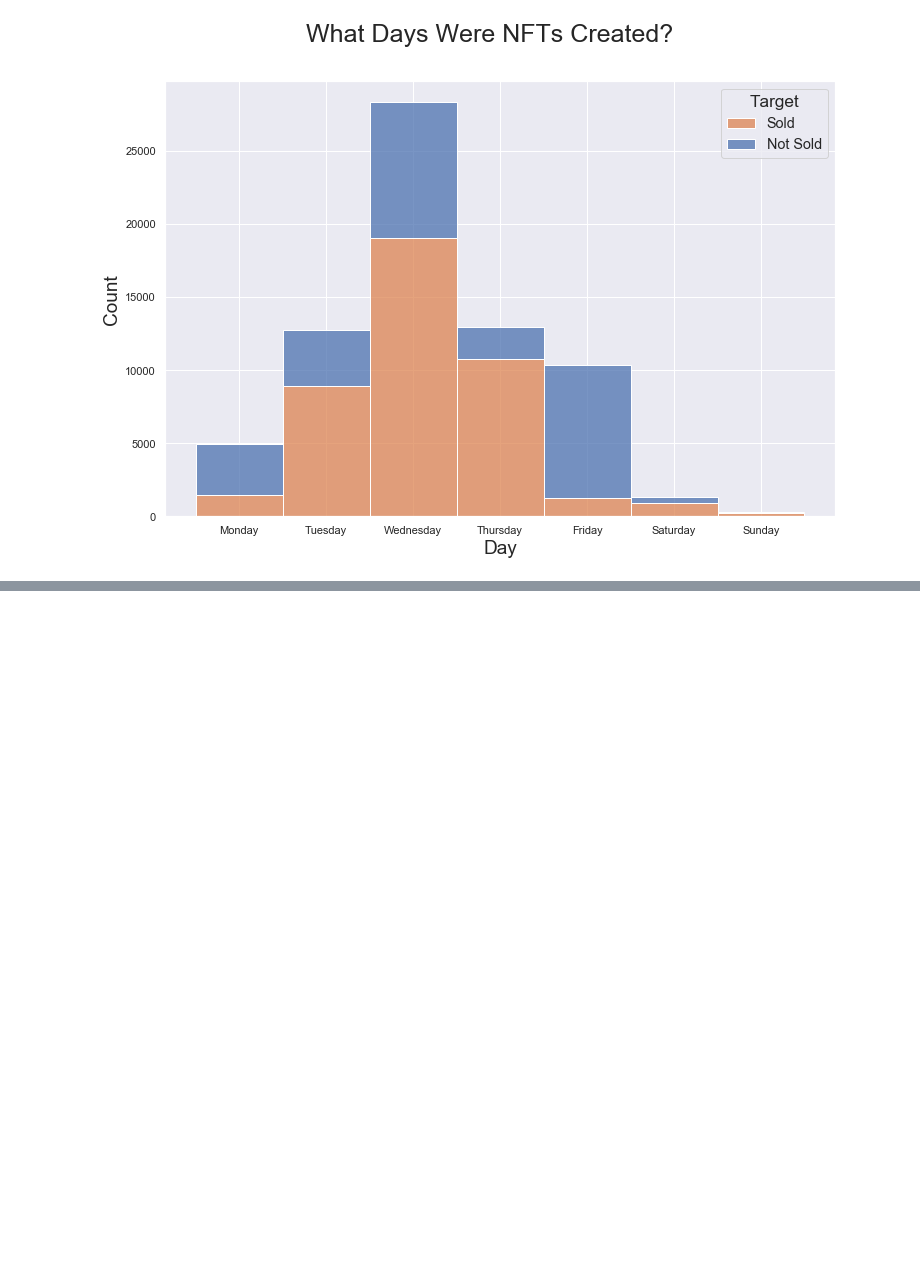
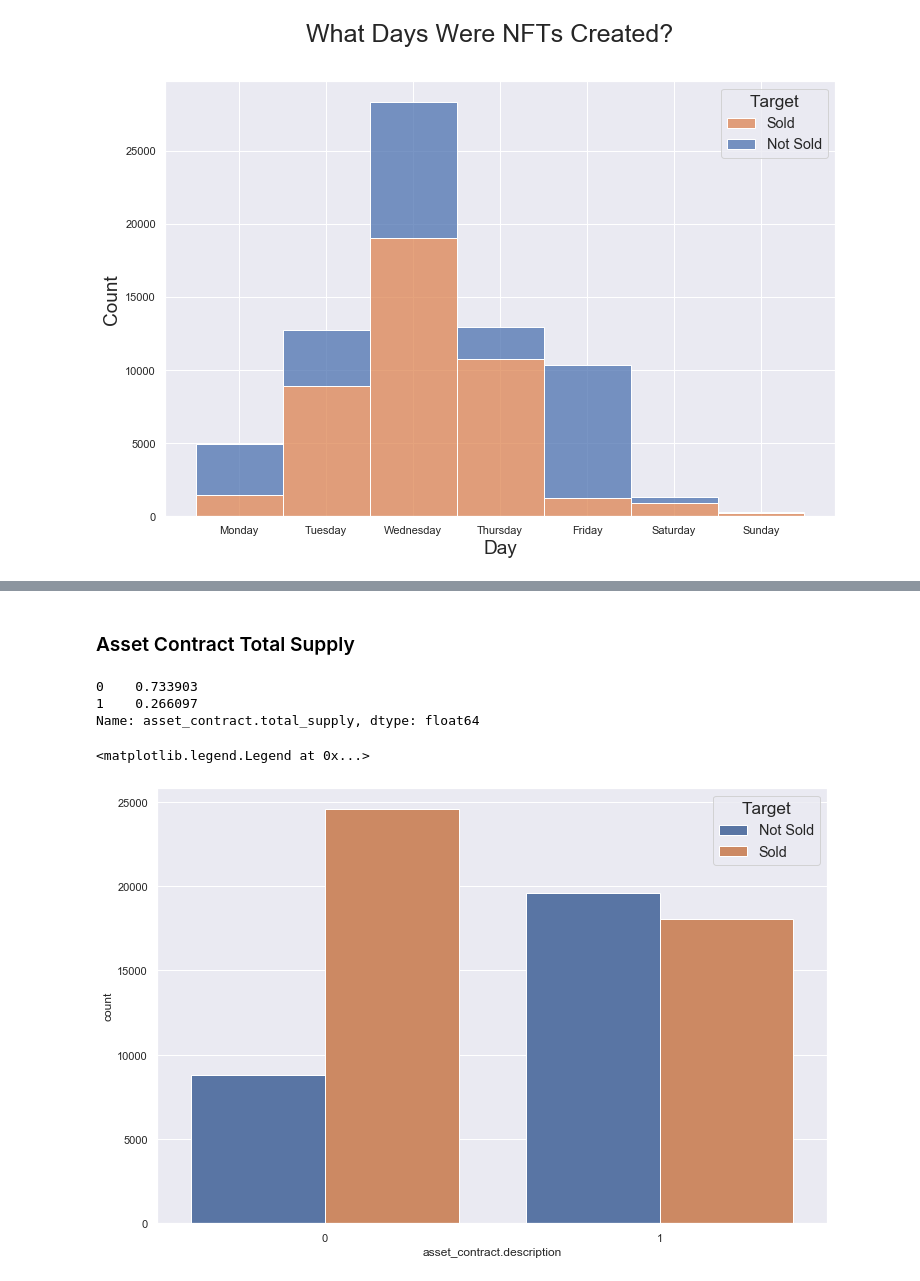
Before and after one commit to shawnjohnsamuel/nft-sale-prediction, a Jupyter notebook: notebooks/5_visualizations.ipynb, the cells around one changed output, grey strips where cells are left out. Saved outputs shown, nothing was run; the diff lists cells and outputs as text; code cells hidden in the pictures; blank space fills up the shorter version.

```diff
--- a/notebooks/5_visualizations.ipynb
+++ b/notebooks/5_visualizations.ipynb
@@ -118,0 +161,27 @@ df_binary = pd.concat([df_binary1, df_binary2], ignore_index=True)
+# %% [markdown]
+### Asset Contract Total Supply
+# %%
+df_binary['asset_contract.total_supply'].value_counts(normalize=True)
+# %% [output]
+0    0.733903
+1    0.266097
+Name: asset_contract.total_supply, dtype: float64
+# %%
+fig, ax = plt.subplots(figsize=(12,8))
+sns.set(style="darkgrid")
+sns.countplot(data=df_binary,
+              x='asset_contract.description',
+              hue='target',
+              ax=ax)
+# fig.suptitle('Effect of Supply', fontsize=25)
+# plt.xticks([0,1],['No Metadata', 'Has Metadata'])
+# ax.set_xlabel('Metadata', fontsize=19)
+# ax.set_ylabel('Count', fontsize=19)
+plt.legend(title='Target',
+           title_fontsize = 'x-large',
+           labels=['Not Sold', 'Sold'],
+           fontsize="large",
+           loc='best')
+# %% [output]
+<matplotlib.legend.Legend at 0x...>
+[figure, added]
```
Also changed, not shown: parts of 9 cells of this notebook.
